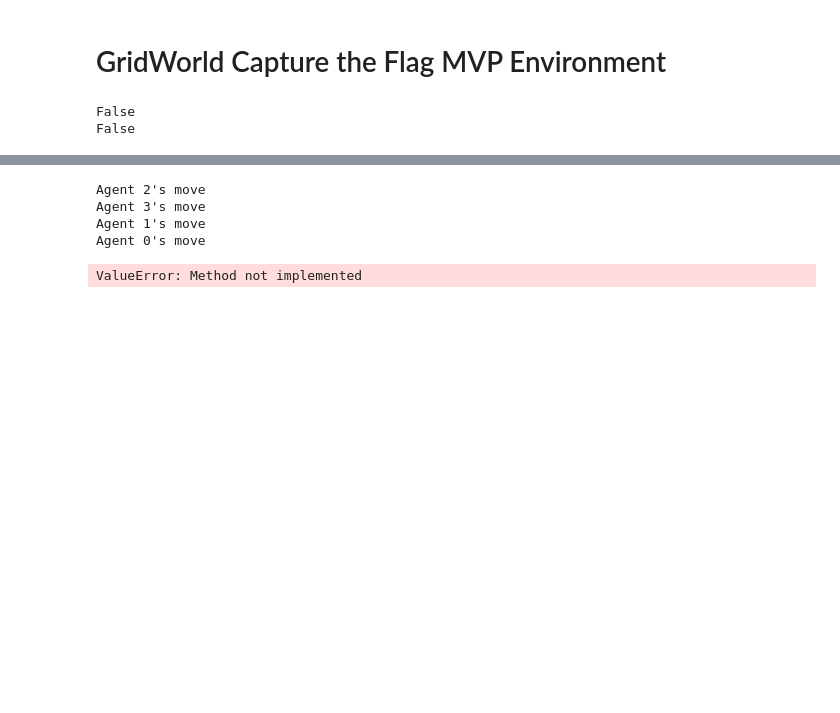
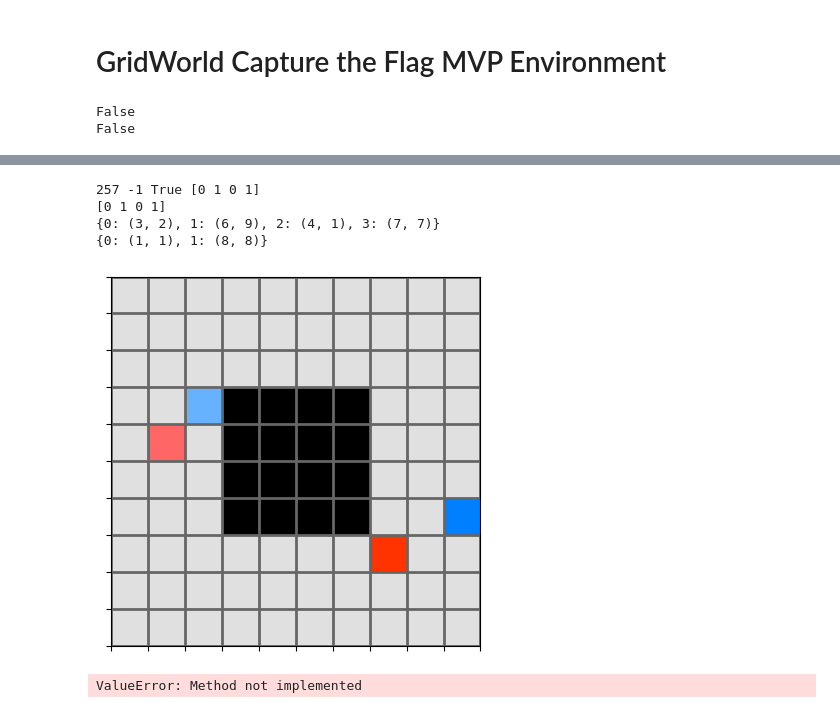
Before and after one commit to g-nightingale/marl-ctf-development, a Jupyter notebook: mvp_environment/mvp_env.ipynb, the cells around one changed output, grey strips where cells are left out. Drawn from its saved outputs; the diff is of its cells as text; code cells hidden in the pictures; blank space fills up the shorter version.

Commit message:
Update environment, agent class and config

```diff
--- a/mvp_environment/mvp_env.ipynb
+++ b/mvp_environment/mvp_env.ipynb
@@ -29,13 +30,23 @@ env.render()
-# %%
-for i in range(30):
-    time.sleep(0.5)
-    env.step()
-    env.render()
-# %% [output]
-Agent 2's move
-Agent 3's move
-Agent 1's move
-Agent 0's move
+# %%
+env.reset()
+done = False
+i = 0
+while not done:
+    _, reward, done = env.step()
+    i += 1
+    if i > 500:
+        break
+env.render()
+print(i, reward, done, env.has_flag)
+print(env.has_flag)
+print(env.agent_positions)
+print(env.CAPTURE_POSITIONS)
+# %% [output]
+257 -1 True [0 1 0 1]
+[0 1 0 1]
+{0: (3, 2), 1: (6, 9), 2: (4, 1), 3: (7, 7)}
+{0: (1, 1), 1: (8, 8)}
+[figure, added]
 # %%
 # Play the gridworld
 env.play()
```
Also changed, not shown: parts of 8 cells of this notebook, 6 other files.
